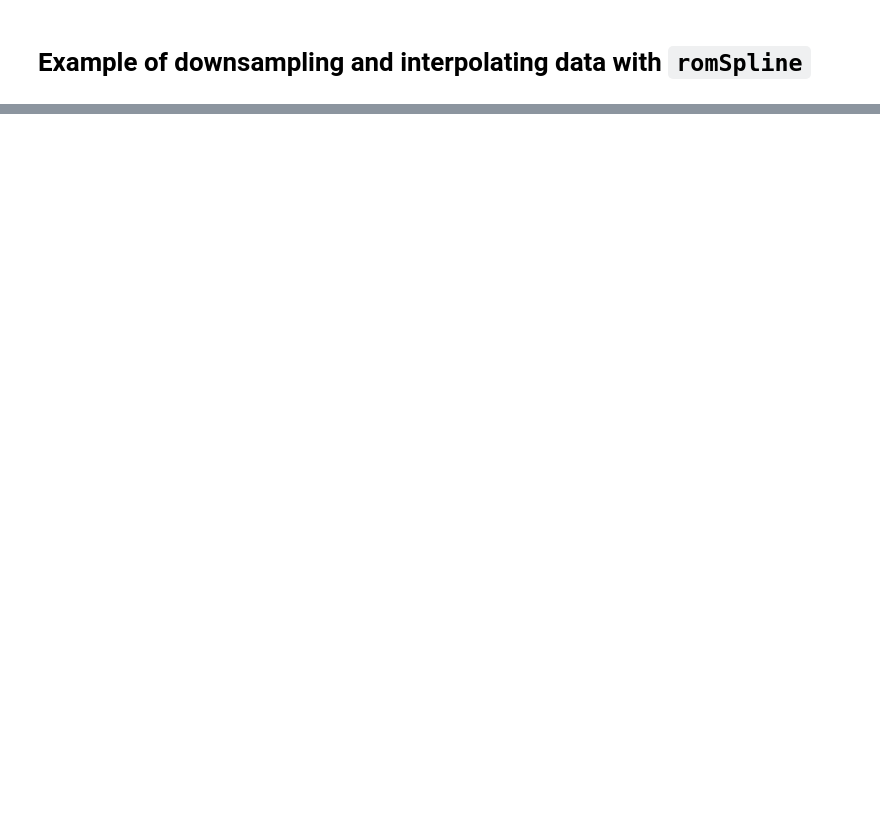
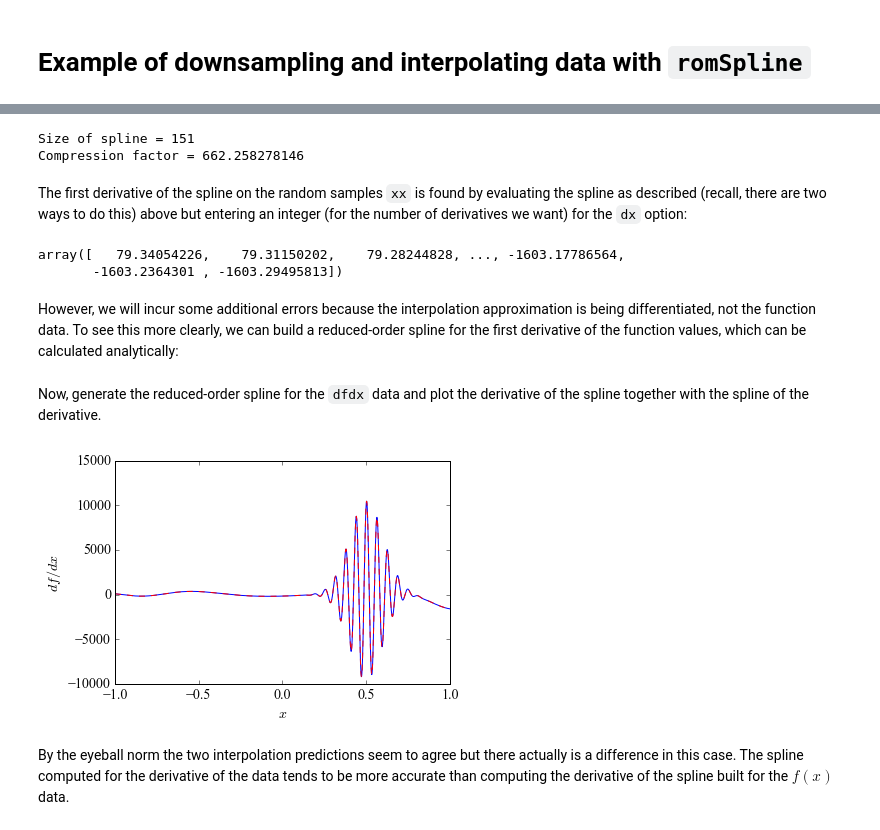
Before and after one commit to crgalley/romspline, a Jupyter notebook: romSpline_example.ipynb, the cells around one changed output, grey strips where cells are left out. Cells and saved outputs as stored; diff of their text form; code cells hidden in the pictures; blank space fills up the shorter version.

```diff
--- a/romSpline_example.ipynb
+++ b/romSpline_example.ipynb
@@ -299,0 +241,16 @@ Requested tolerance of 0.001 met:  True
+# %%
+spline = romspline.ReducedOrderSpline(x, f(x), tol=1e-3)
+print "Size of spline =", spline.size
+print "Compression factor =", spline.compression
+# %% [output]
+Size of spline = 151
+Compression factor = 662.258278146
+# %% [markdown]
+The first derivative of the spline on the random samples `xx` is found by evaluating the spline as described (recall, there are two ways to do this) above but entering an integer (for the number of derivatives we want) for the `dx` option:
+# %%
+spline(x, dx=1)
+# %% [output]
+array([   79.34054226,    79.31150202,    79.28244828, ..., -1603.17786564,
+       -1603.2364301 , -1603.29495813])
+# %% [markdown]
+However, we will incur some additional errors because the interpolation approximation is being differentiated, not the function data. To see this more clearly, we can build a reduced-order spline for the first derivative of the function values, which can be calculated analytically:
@@ -299,0 +265,14 @@ Requested tolerance of 0.001 met:  True
+# %% [markdown]
+Now, generate the reduced-order spline for the `dfdx` data and plot the derivative of the spline together with the spline of the derivative.
+# %%
+# Reduced-order spline of the analytic derivative:
+dspline = romspline.ReducedOrderSpline(x, dfdx(x), tol=1e-3)
+
+plt.plot(xx, spline(xx, dx=1), 'b-');  # Derivative of spline built for f(x)
+plt.plot(xx, dspline(xx), 'r--');      # Spline built for derivative of f(x)
+plt.xlabel('$x$');
+plt.ylabel('$df/dx$');
+# %% [output]
+[figure, added]
+# %% [markdown]
+By the eyeball norm the two interpolation predictions seem to agree but there actually is a difference in this case. The spline computed for the derivative of the data tends to be more accurate than computing the derivative of the spline built for the $f(x)$ data.
```
Also changed, not shown: parts of 82 cells of this notebook.
